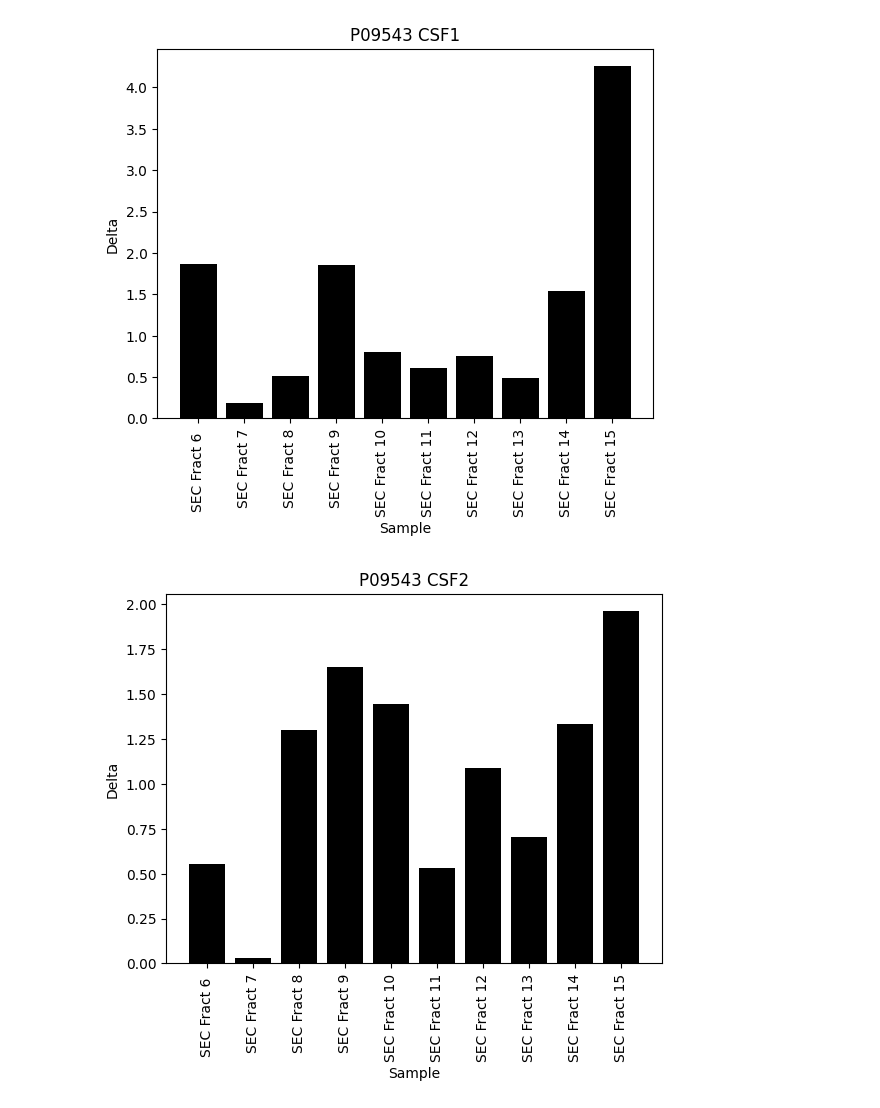
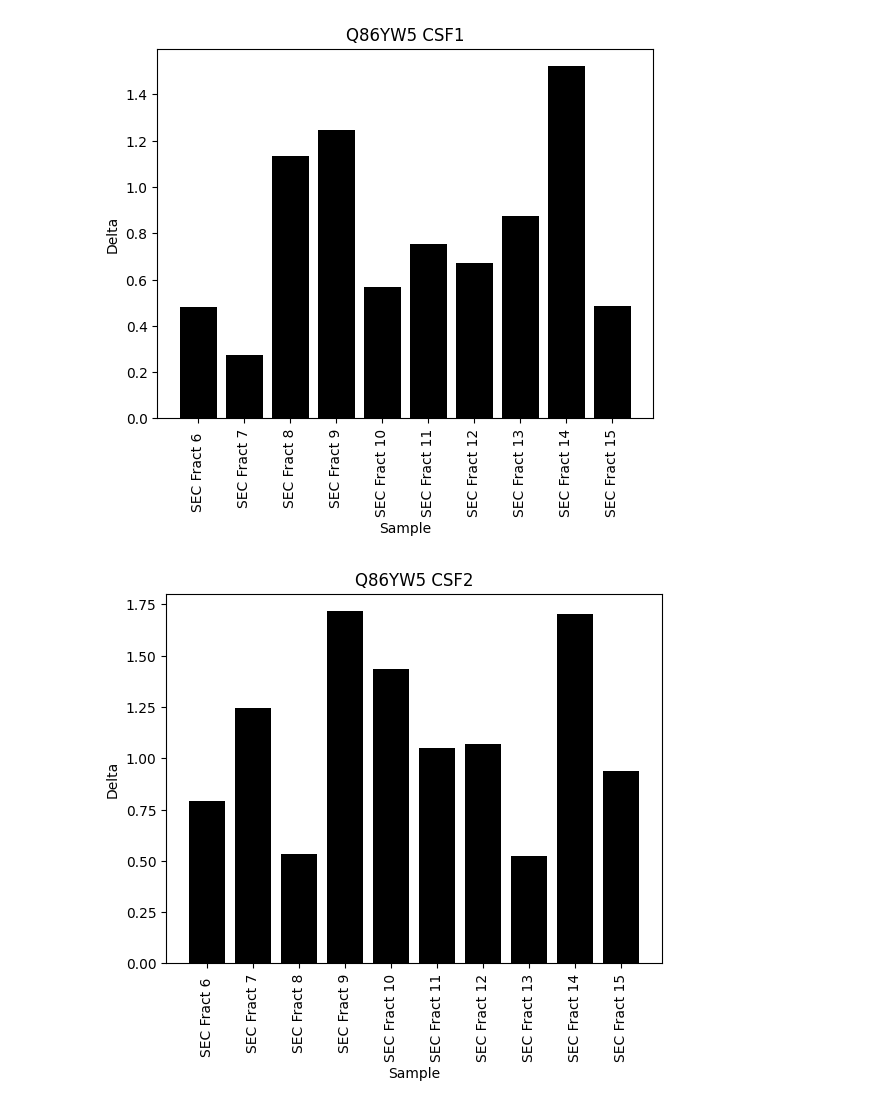
Before and after one commit to Walt-Lab/bdev_mass_spec, a Jupyter notebook: 10_analysis.ipynb, the cells around one changed output. Drawn from its saved outputs; the diff is of its cells as text; code cells hidden in the pictures.

```diff
--- a/10_analysis.ipynb
+++ b/10_analysis.ipynb
@@ -746,5 +850,5 @@ graph_medians("P09543")
 # %%
-graph_samples("P09543")
+graph_samples("Q86YW5")
 # %% [output]
-[figure, old version]
+[figure, new version]
-[figure, old version]
+[figure, new version]
```
Also changed, not shown: parts of 17 cells of this notebook, 7 other files.
